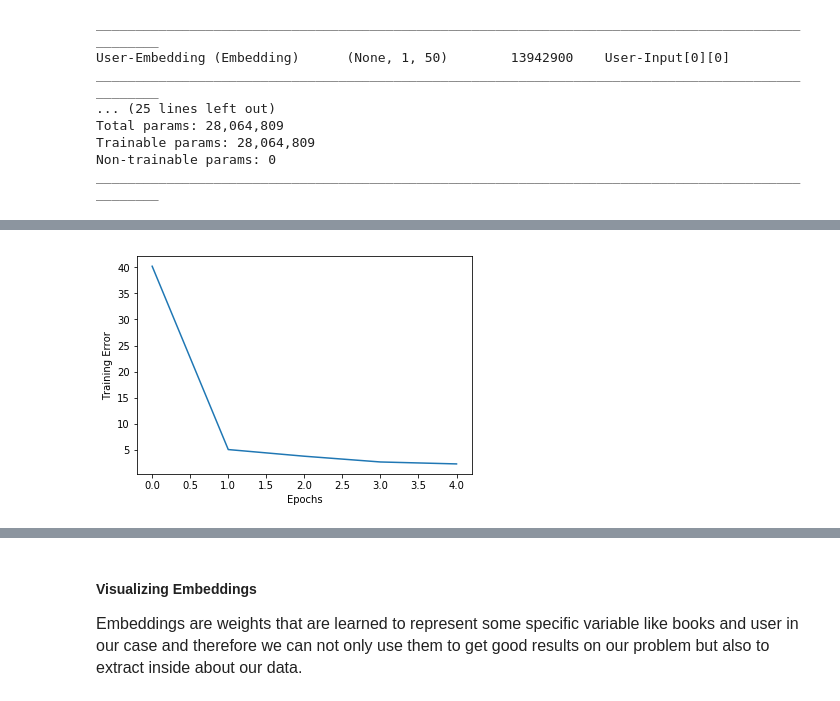
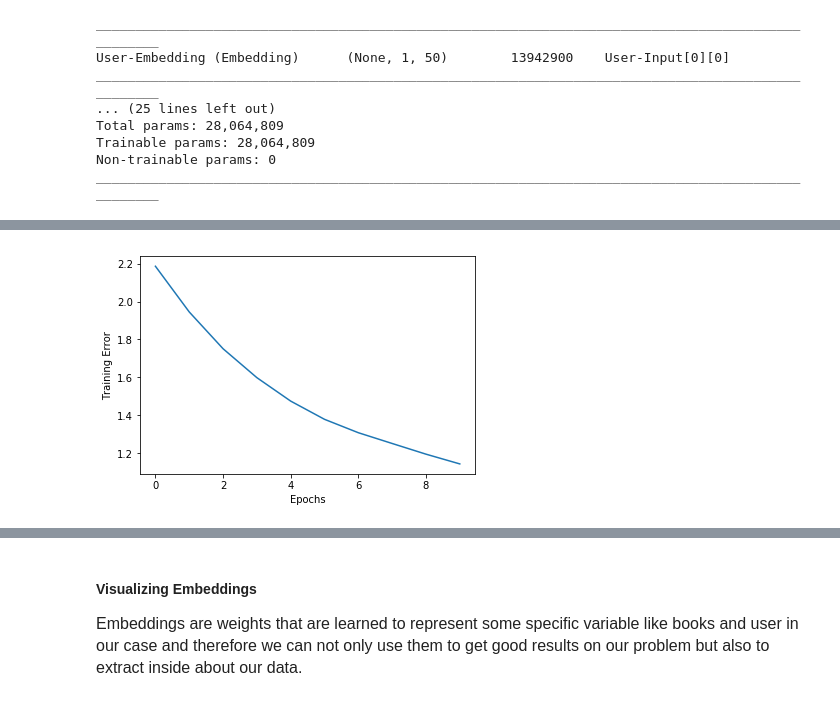
Before and after one commit to kadriansyah/notebook, a Jupyter notebook: recommender-2.ipynb, the cells around one changed output, grey strips where cells are left out. Drawn from its saved outputs; the diff is of its cells as text; code cells hidden in the pictures.

```diff
--- a/recommender-2.ipynb
+++ b/recommender-2.ipynb
@@ -292,14 +292,21 @@ else:
         # compile model
         model_mf.compile(optimizer=opt_adam, loss=['mse'], metrics=['mean_absolute_error'])
 
+        # add call backs
+        early_stopper = EarlyStopping(monitor='val_mean_absolute_error', patience=3, verbose=1)
+        model_saver = ModelCheckpoint(
+            filepath='model/regression_model_mf.h5',
+            monitor='val_mean_absolute_error',
+            save_best_only=True,
+            save_weights_only=True)
+
         # fit model
         history_mf = model_mf.fit([train.uid, train.bid],
                                   train.rating,
-                                  batch_size = 4096,
-                                  validation_split = 0.005,
-                                  epochs = 5,
-                                  verbose = 1)
-        model_mf.save('model/regression_model_mf.h5')
+                                  batch_size=4096,
+                                  validation_split=0.005,
+                                  epochs=10,
+                                  verbose=1)
         plt.plot(history_mf.history['loss'])
         plt.xlabel("Epochs")
         plt.ylabel("Training Error")
@@ -320,4 +331,4 @@ Epoch 5/5
-[figure, old version]
+[figure, new version]
 # %%
 with tf.device('/device:CPU:0'):
     print(model_mf.evaluate([test.uid, test.bid], test.rating))
```
Also changed, not shown: parts of 9 cells of this notebook.
